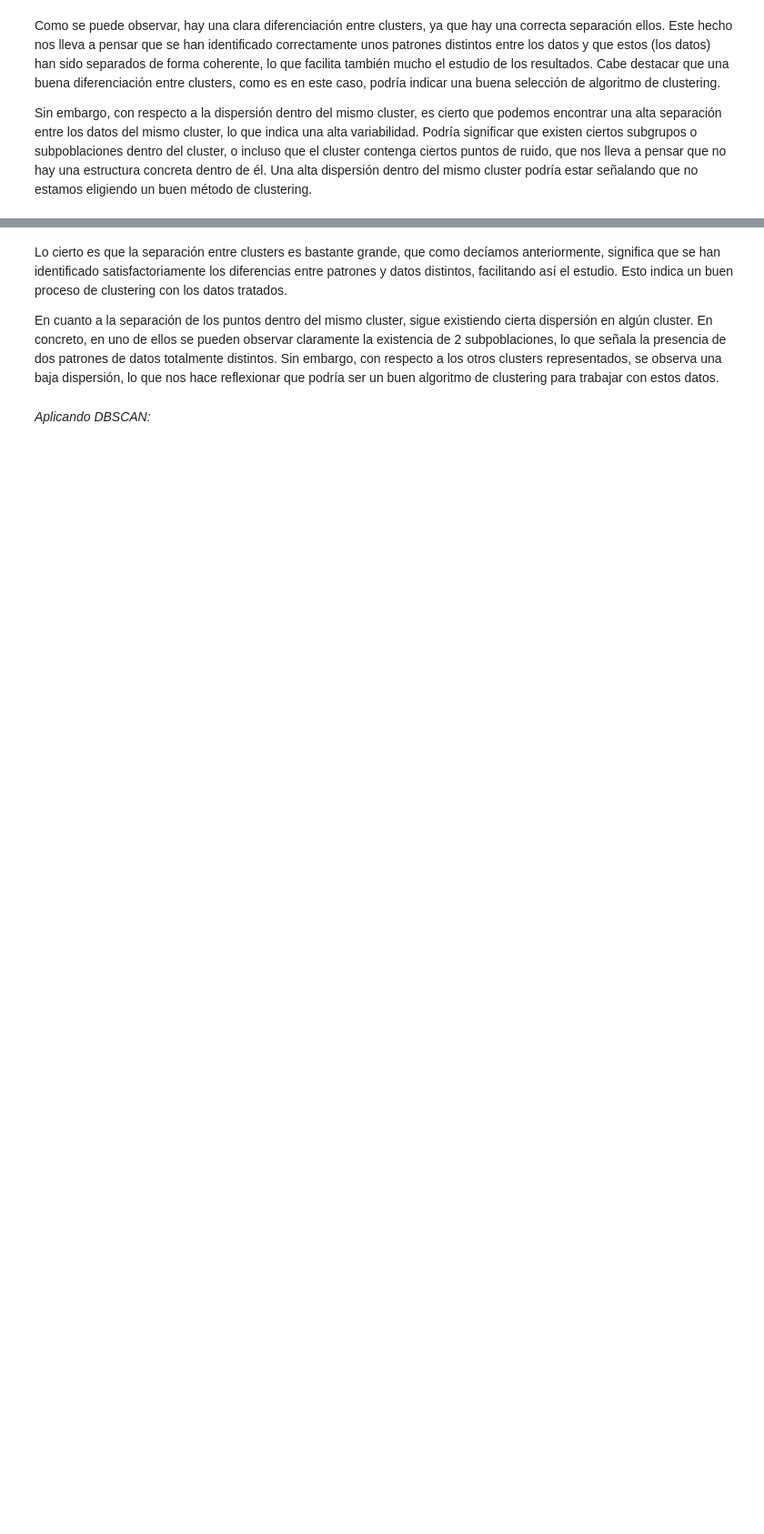
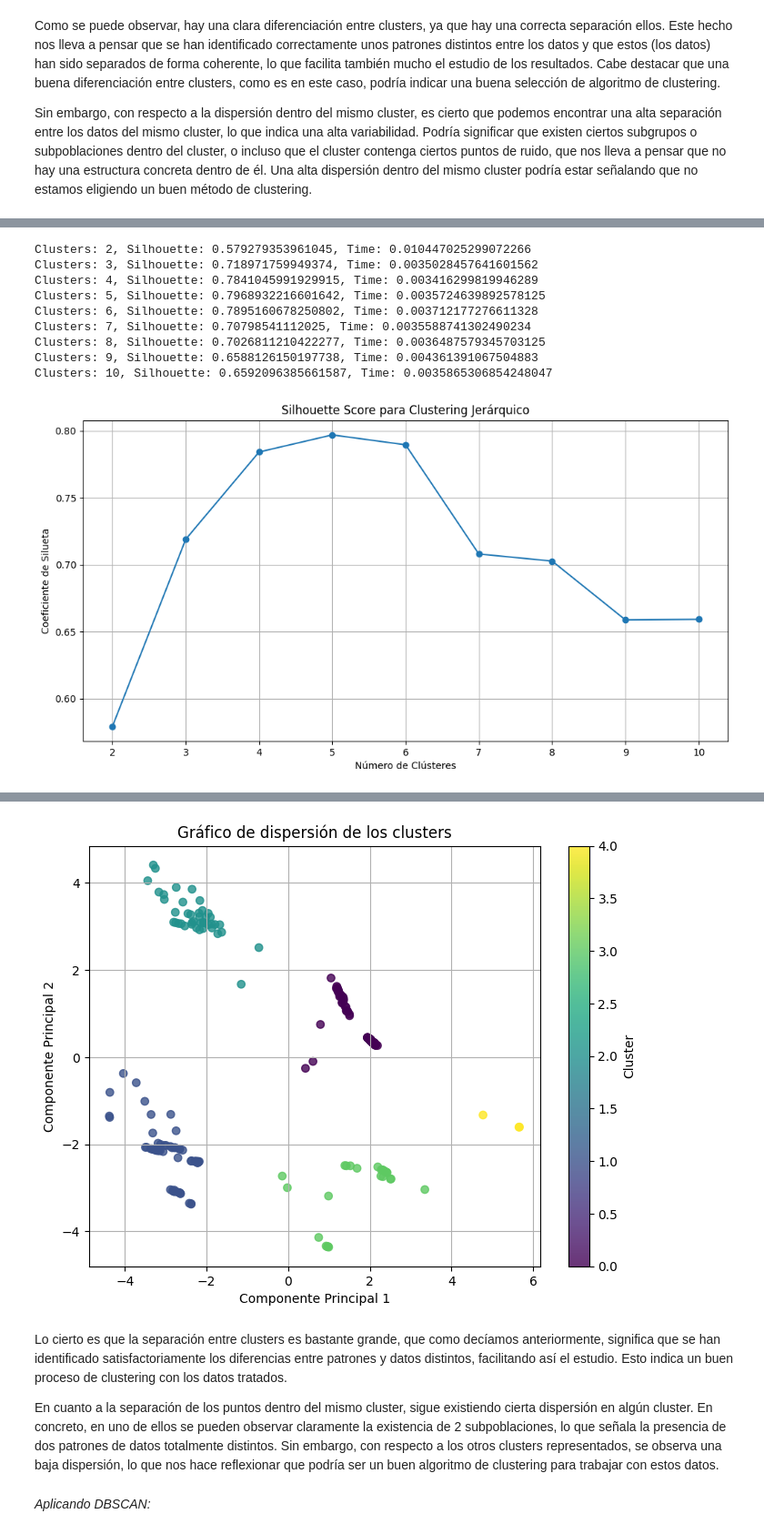
Before and after one commit to MigueLucena/Determinaci-n-Tipos-de-Estrellas, a Jupyter notebook: Practica2NT1.ipynb, the cells around one changed output, grey strips where cells are left out. Shown at 91% size. Saved outputs shown, nothing was run; the diff lists cells and outputs as text; code cells hidden in the pictures; blank space fills up the shorter version.

```diff
--- a/Practica2NT1.ipynb
+++ b/Practica2NT1.ipynb
@@ -495,0 +629,75 @@ Resultados del clustering jerárquico:
+# %%
+import matplotlib.pyplot as plt
+from sklearn.cluster import AgglomerativeClustering
+from sklearn.decomposition import PCA
+import numpy as np
+
+# Supongamos que 'data_ordinal_pca' son tus datos
+
+# PCA para reducción de dimensionalidad
+pca = PCA(n_components=2)
+data_reduced = pca.fit_transform(data_ordinal_pca)
+
+# Lista para almacenar los valores de coeficiente de silueta
+silhouette_values = []
+
+# Lista para almacenar los tiempos de ejecución
+execution_times = []
+
+# Rango de número de clústeres a probar
+n_clusters_range = range(2, 11)  # Probamos desde 2 hasta 10 clústeres
+
+for n_clusters in n_clusters_range:
+    start_time = time.time()
+    clustering = AgglomerativeClustering(n_clusters=n_clusters, affinity='euclidean', linkage='ward')
+    labels = clustering.fit_predict(data_ordinal_pca)
+    end_time = time.time()
+    execution_time = end_time - start_time
+    silhouette = silhouette_score(data_ordinal_pca, labels)
+    silhouette_values.append(silhouette)
+    execution_times.append(execution_time)
+    print(f"Clusters: {n_clusters}, Silhouette: {silhouette}, Time: {execution_time}")
+
+# Graficar el coeficiente de silueta en función del número de clústeres
+plt.figure(figsize=(12, 6))
+plt.plot(n_clusters_range, silhouette_values, marker='o')
+plt.title('Silhouette Score para Clustering Jerárquico')
+plt.xlabel('Número de Clústeres')
+plt.ylabel('Coeficiente de Silueta')
+plt.xticks(n_clusters_range)
+plt.grid(True)
+plt.show()
+
+# Encontrar el número óptimo de clústeres según el método del codo
+optimal_index = np.argmax(silhouette_values)
+optimal_clusters = n_clusters_range[optimal_index]
+print(f"Número óptimo de clústeres según el método de Silhouette: {optimal_clusters}")
+
+# Ejecutar clustering jerárquico con el número óptimo de clústeres y mostrar resultados
+clustering_optimal = AgglomerativeClustering(n_clusters=optimal_clusters, affinity='euclidean', linkage='ward')
+labels_optimal = clustering_optimal.fit_predict(data_ordinal_pca)
+silhouette_optimal = silhouette_score(data_ordinal_pca, labels_optimal)
+print("\nResultados de Clustering Jerárquico usando el número óptimo de clústeres:")
+print("Etiquetas:", labels_optimal)
+print("Coeficiente de silueta:", silhouette_optimal)
+
+# Gráfico de dispersión con el número óptimo de clústeres
+plt.figure(figsize=(8, 6))
+plt.scatter(data_reduced[:, 0], data_reduced[:, 1], c=labels_optimal, cmap='viridis', alpha=0.8)
+plt.title('Gráfico de dispersión de los clusters')
+plt.xlabel('Componente Principal 1')
+plt.ylabel('Componente Principal 2')
+plt.colorbar(label='Cluster')
+plt.grid(True)
+plt.show()
+# %% [output]
+Clusters: 2, Silhouette: 0.579279353961045, Time: 0.010447025299072266
+Clusters: 3, Silhouette: 0.718971759949374, Time: 0.0035028457641601562
+Clusters: 4, Silhouette: 0.7841045991929915, Time: 0.003416299819946289
+Clusters: 5, Silhouette: 0.7968932216601642, Time: 0.0035724639892578125
+Clusters: 6, Silhouette: 0.7895160678250802, Time: 0.003712177276611328
+Clusters: 7, Silhouette: 0.70798541112025, Time: 0.0035588741302490234
+Clusters: 8, Silhouette: 0.7026811210422277, Time: 0.0036487579345703125
+Clusters: 9, Silhouette: 0.6588126150197738, Time: 0.004361391067504883
+Clusters: 10, Silhouette: 0.6592096385661587, Time: 0.0035865306854248047
+[figure, added]
@@ -496,3 +715,4 @@ Resultados del clustering jerárquico:
+[figure, added]
 # %% [markdown]
 Lo cierto es que la separación entre clusters es bastante grande, que como decíamos anteriormente, significa que se han identificado satisfactoriamente los diferencias entre patrones y datos distintos, facilitando así el estudio. Esto indica un buen proceso de clustering con los datos tratados.
 
```
Also changed, not shown: parts of 17 cells of this notebook.
